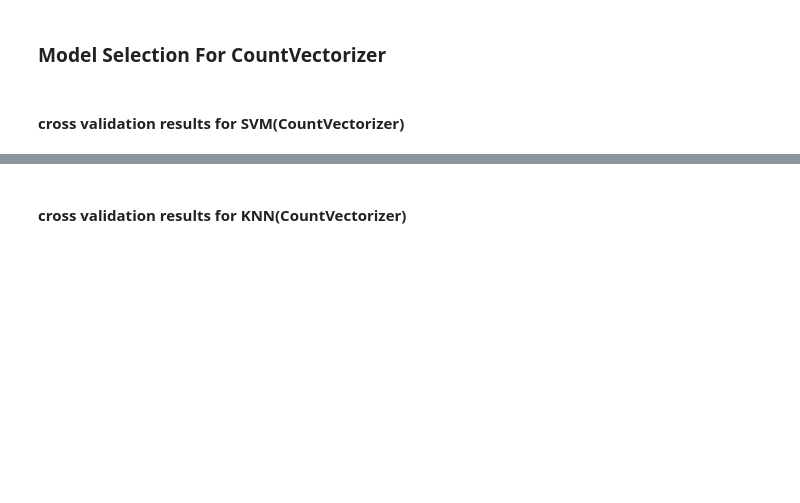
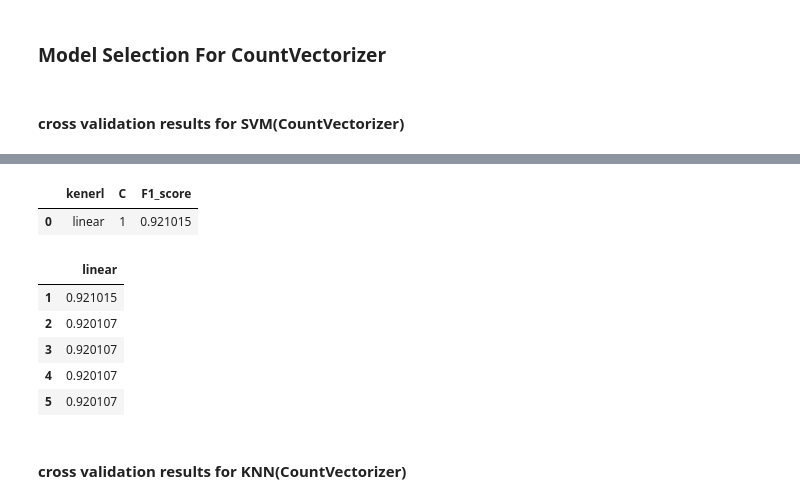
Before and after one commit to ECS171-Project/Final-project, a Jupyter notebook: SVC and KNN.ipynb, the cells around one changed output, grey strips where cells are left out. Drawn from its saved outputs; the diff is of its cells as text; code cells hidden in the pictures; blank space fills up the shorter version.

```diff
--- a/SVC and KNN.ipynb
+++ b/SVC and KNN.ipynb
@@ -232,6 +233,11 @@ s2 = knn_tune_parameter(X_tr, y_tr, metric, Weights, N_neighbors, cv = 5)
 # %%
 # compare acrocss each parameters combinations using the mean score of 5-fold crossvalidation
 compare_result = best_parameter(metric_used, kernel_set, C_set, s)
+# %%
+#only tune c = (1,6) on linear
+C_set = range(1,6)
+s6 = svc_tune_parameter(X_tr, y_tr, metric, [kernel_set[0]], C_set, cv = 5)
+compare_result6 = best_parameter(metric_used, [kernel_set[0]], C_set, s6)
 # %% [markdown]
 #### cross validation results for SVM(CountVectorizer)
 # %%
@@ -259,3 +273,19 @@ report_results2(compare_result,"kenerl",'C')
+# %%
+#only tune c = (1,6) on linear
+report_results1(compare_result6,"kenerl",'C')
+# %% [output]
+|  | kenerl | C | F1_score |
+| 0 | linear | 1 | 0.921015 |
+# %%
+#only tune c = (1,6) on linear
+report_results2(compare_result6,"kenerl",'C')
+# %% [output]
+|  | linear |
+| 1 | 0.921015 |
+| 2 | 0.920107 |
+| 3 | 0.920107 |
+| 4 | 0.920107 |
+| 5 | 0.920107 |
 # %% [markdown]
 #### cross validation results for KNN(CountVectorizer)
 # %%
```
Also changed, not shown: parts of 12 cells of this notebook, 6 other files.
